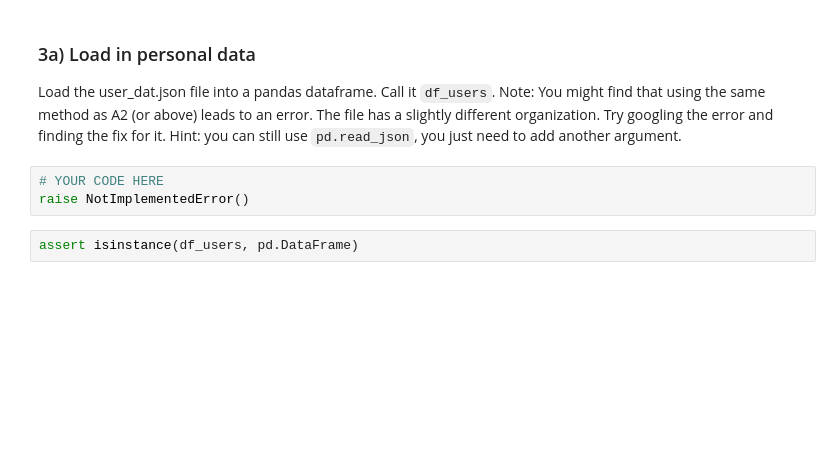
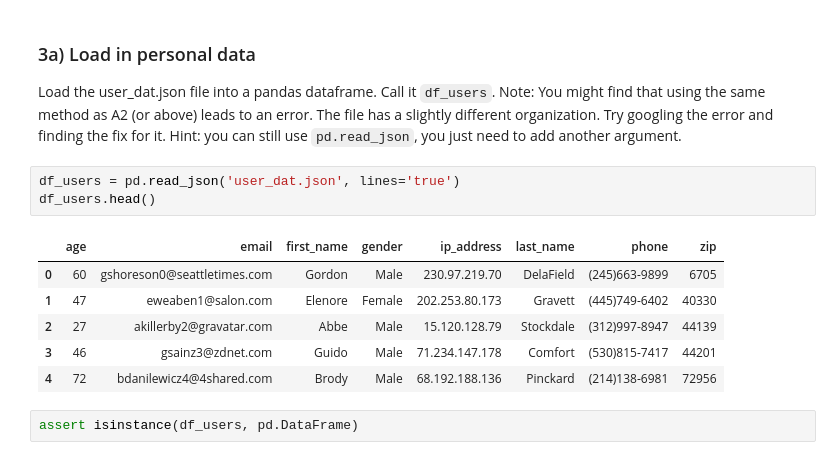
Before and after one commit to escalonajonah/Assignments, a Jupyter notebook: A3/A3_DataPrivacy.ipynb, the cells around one changed output. Saved outputs shown, nothing was run; the diff lists cells and outputs as text; blank space fills up the shorter version.

```diff
--- a/A3/A3_DataPrivacy.ipynb
+++ b/A3/A3_DataPrivacy.ipynb
@@ -339,9 +341,16 @@ Note: You might find that using the same method as A2 (or above) leads to an err
 The file has a slightly different organization.
   Try googling the error and finding the fix for it.
 Hint: you can still use `pd.read_json`, you just need to add another argument.
-# %%
-# YOUR CODE HERE
-raise NotImplementedError()
+# %%
+df_users = pd.read_json('user_dat.json', lines='true')
+df_users.head()
+# %% [output]
+|  | age | email | first_name | gender | ip_address | last_name | phone | zip |
+| 0 | 60 | gshoreson0@seattletimes.com | Gordon | Male | 230.97.219.70 | DelaField | (245)663-9899 | 6705 |
+| 1 | 47 | eweaben1@salon.com | Elenore | Female | 202.253.80.173 | Gravett | (445)749-6402 | 40330 |
+| 2 | 27 | akillerby2@gravatar.com | Abbe | Male | 15.120.128.79 | Stockdale | (312)997-8947 | 44139 |
+| 3 | 46 | gsainz3@zdnet.com | Guido | Male | 71.234.147.178 | Comfort | (530)815-7417 | 44201 |
+| 4 | 72 | bdanilewicz4@4shared.com | Brody | Male | 68.192.188.136 | Pinckard | (214)138-6981 | 72956 |
 # %%
 assert isinstance(df_users, pd.DataFrame)
 # %% [markdown]
```
Also changed, not shown: parts of 23 cells of this notebook, 1 other file.
